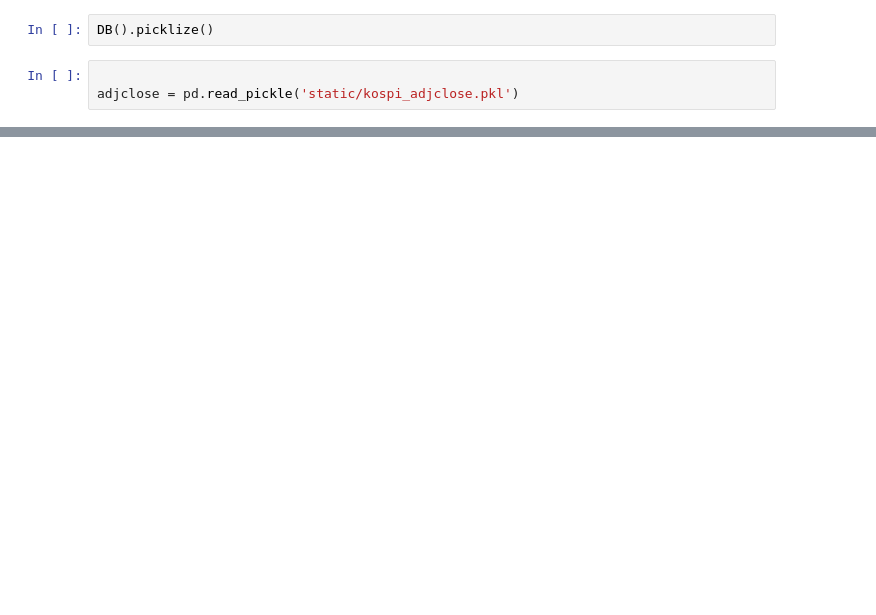
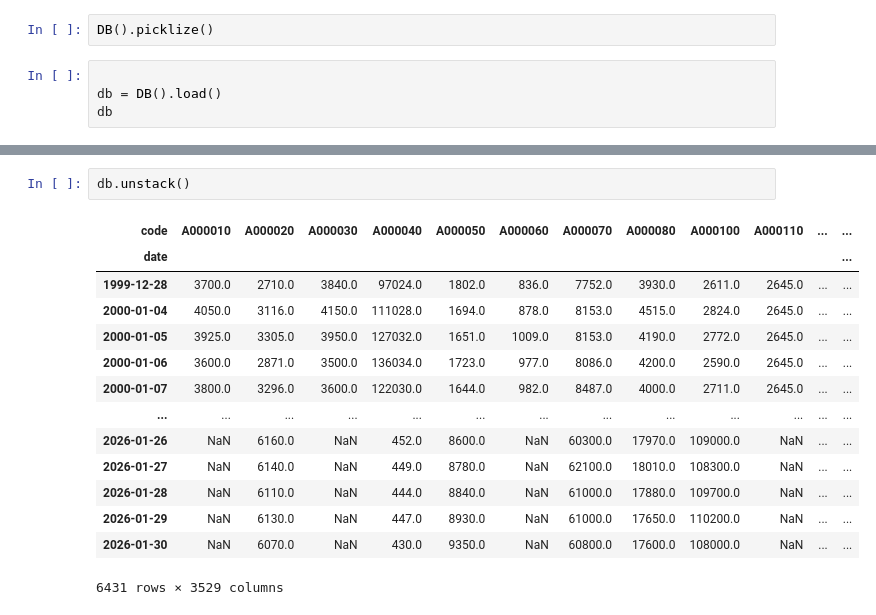
Before and after one commit to gem763/metricstudio, a Jupyter notebook: main.ipynb, the cells around one changed output, grey strips where cells are left out. Drawn from its saved outputs; the diff is of its cells as text; blank space fills up the shorter version.

```diff
--- a/main.ipynb
+++ b/main.ipynb
@@ -9,4 +8,5 @@ import matplotlib as mpl
 DB().picklize()
 # %%
 
-adjclose = pd.read_pickle('static/kospi_adjclose.pkl')
+db = DB().load()
+db
@@ -13,3 +27,20 @@ adjclose = pd.read_pickle('static/kospi_adjclose.pkl')
+# %%
+db.unstack()
+# %% [output]
+| code | A000010 | A000020 | A000030 | A000040 | A000050 | A000060 | A000070 | A000080 | A000100 | A000110 | ... | ... |
+| date |  |  |  |  |  |  |  |  |  |  |  | ... |
+| 1999-12-28 | 3700.0 | 2710.0 | 3840.0 | 97024.0 | 1802.0 | 836.0 | 7752.0 | 3930.0 | 2611.0 | 2645.0 | ... | ... |
+| 2000-01-04 | 4050.0 | 3116.0 | 4150.0 | 111028.0 | 1694.0 | 878.0 | 8153.0 | 4515.0 | 2824.0 | 2645.0 | ... | ... |
+| 2000-01-05 | 3925.0 | 3305.0 | 3950.0 | 127032.0 | 1651.0 | 1009.0 | 8153.0 | 4190.0 | 2772.0 | 2645.0 | ... | ... |
+| 2000-01-06 | 3600.0 | 2871.0 | 3500.0 | 136034.0 | 1723.0 | 977.0 | 8086.0 | 4200.0 | 2590.0 | 2645.0 | ... | ... |
+| 2000-01-07 | 3800.0 | 3296.0 | 3600.0 | 122030.0 | 1644.0 | 982.0 | 8487.0 | 4000.0 | 2711.0 | 2645.0 | ... | ... |
+| ... | ... | ... | ... | ... | ... | ... | ... | ... | ... | ... | ... | ... |
+| 2026-01-26 | NaN | 6160.0 | NaN | 452.0 | 8600.0 | NaN | 60300.0 | 17970.0 | 109000.0 | NaN | ... | ... |
+| 2026-01-27 | NaN | 6140.0 | NaN | 449.0 | 8780.0 | NaN | 62100.0 | 18010.0 | 108300.0 | NaN | ... | ... |
+| 2026-01-28 | NaN | 6110.0 | NaN | 444.0 | 8840.0 | NaN | 61000.0 | 17880.0 | 109700.0 | NaN | ... | ... |
+| 2026-01-29 | NaN | 6130.0 | NaN | 447.0 | 8930.0 | NaN | 61000.0 | 17650.0 | 110200.0 | NaN | ... | ... |
+| 2026-01-30 | NaN | 6070.0 | NaN | 430.0 | 9350.0 | NaN | 60800.0 | 17600.0 | 108000.0 | NaN | ... | ... |
+6431 rows × 3529 columns
 # %%
 from src.backtest import backtest
 from src.pattern import all as all_pattern
```
Also changed, not shown: parts of 7 cells of this notebook, 14 other files.
